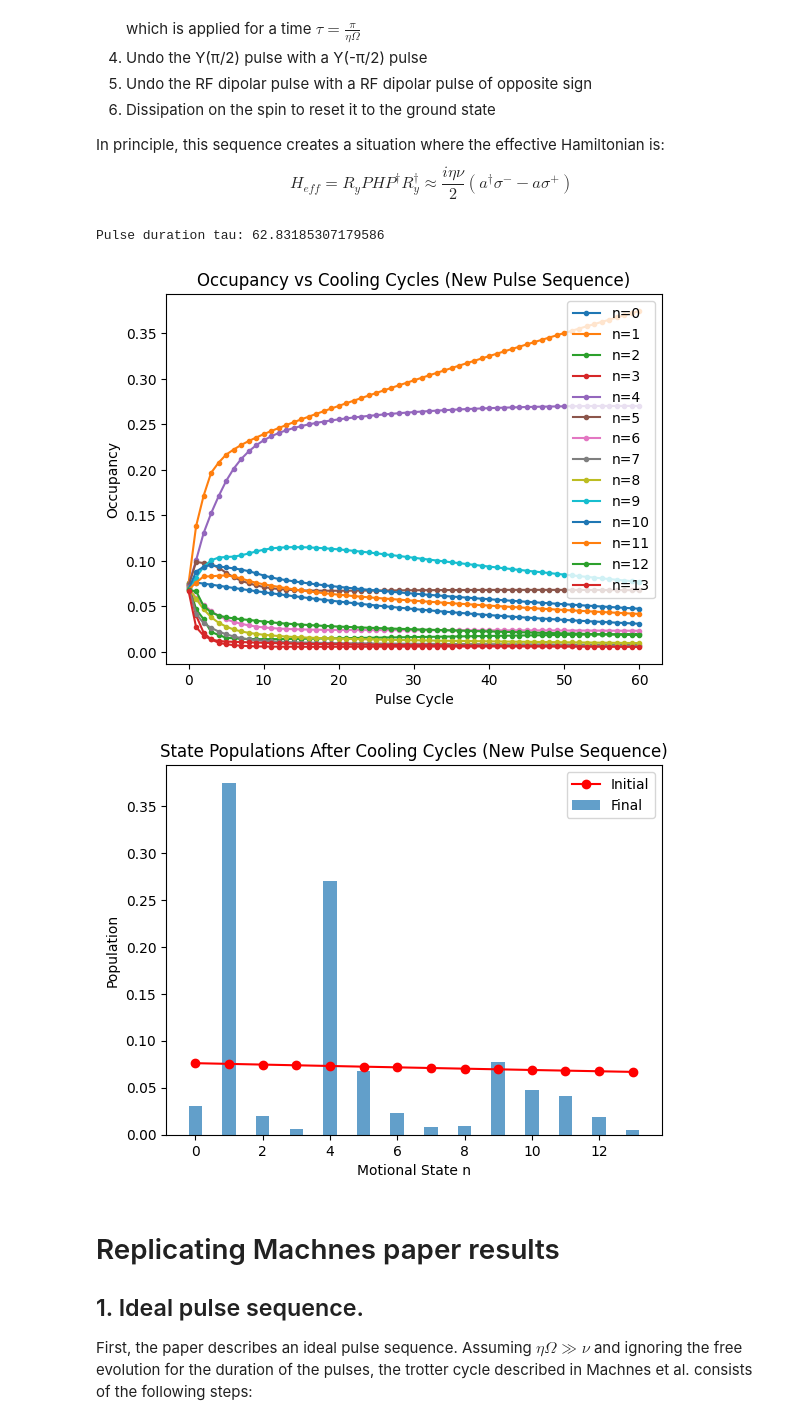
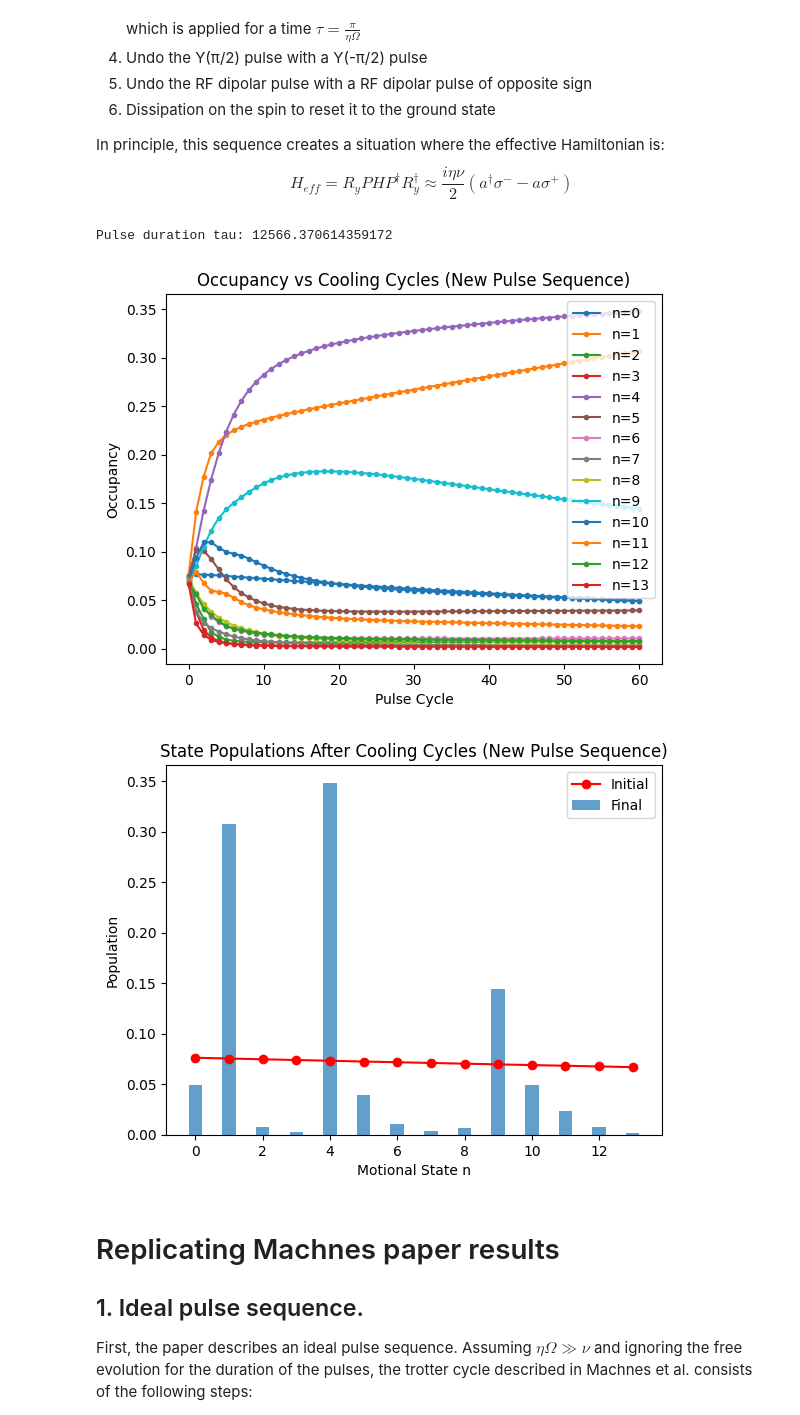
Before and after one commit to GonReina/QLearn, a Jupyter notebook: trapped_ions/Machnes_results.ipynb, the cells around one changed output. Saved outputs shown, nothing was run; the diff lists cells and outputs as text; code cells hidden in the pictures.

```diff
--- a/trapped_ions/Machnes_results.ipynb
+++ b/trapped_ions/Machnes_results.ipynb
@@ -34,7 +34,7 @@ Delta = 0  # Detuning
 RF_strength = 1  # RF dipolar coupling strength
 nu = 1.0     # Motional frequency
 Omega = nu  # Rabi frequency
-Omega_y = 1000  # Rabi frequency for Y pulse
+Omega_y = 100  # Rabi frequency for Y pulse
 eta = 0.1   # Lamb-Dicke parameter
 n_thermal = 1  # Average thermal phonon number
 n0 = 1
@@ -152,36 +152,36 @@ current_rho_vec = rho_vec
 for k in range(1, num_pulses + 1):
     current_rho_vec = prop_cycle * current_rho_vec
 
     # Store
     rho_mat = vector_to_operator(current_rho_vec)
     occupancies[k, :] = rho_mat.ptrace(1).diag().real
 
 
 # Plot the occupancy of all motional states over cycles
 plt.figure()
 for n in range(N):
     plt.plot(times_sim, occupancies[:, n], '.-', label=f'n={n}')
 plt.xlabel('Pulse Cycle')
 plt.ylabel('Occupancy')
 plt.title('Occupancy vs Cooling Cycles (New Pulse Sequence)')
 plt.legend()
 plt.show()
 
 # Bar plot
 p_motional_initial = occupancies[0, :]
 p_motional_final = occupancies[-1, :]
 plt.figure()
 plt.plot(np.arange(N), p_motional_initial, 'o-', label='Initial' , color='red')
 plt.bar(np.arange(N), p_motional_final, width=0.4, label='Final', alpha=0.7)
 plt.xlabel('Motional State n')
 plt.ylabel('Population')
 plt.title('State Populations After Cooling Cycles (New Pulse Sequence)')
 plt.legend()
 plt.show()
 # %% [output]
-Pulse duration tau: 62.83185307179586
+Pulse duration tau: 12566.370614359172
-[figure, old version]
+[figure, new version]
-[figure, old version]
+[figure, new version]
 # %% [markdown]
 # Replicating Machnes paper results
 ## 1. Ideal pulse sequence.
```
Also changed, not shown: parts of 7 cells of this notebook.
